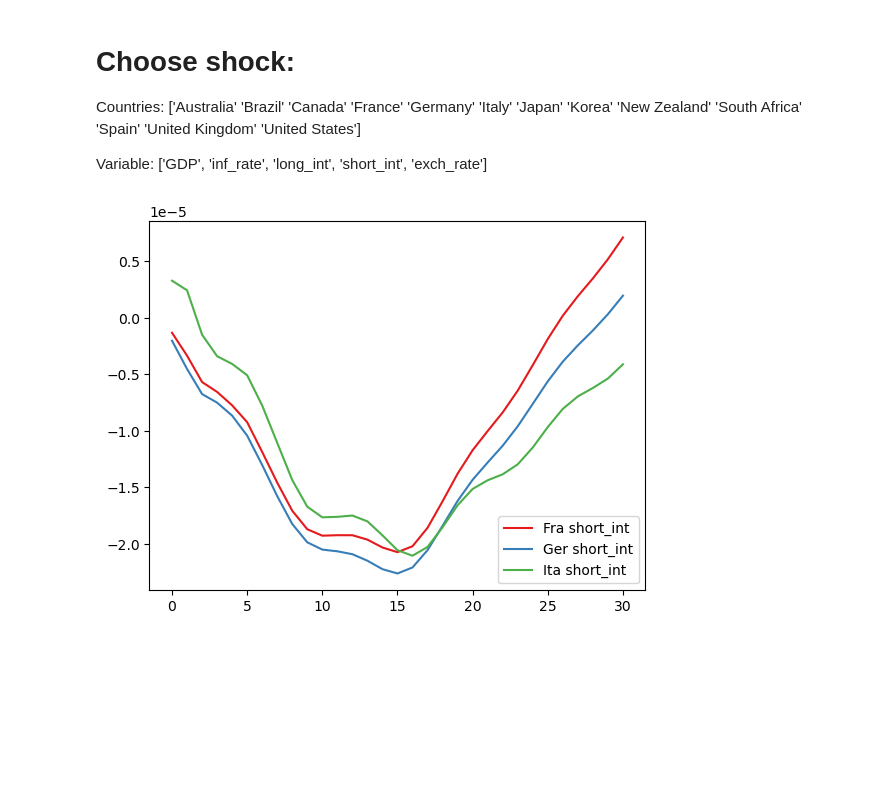
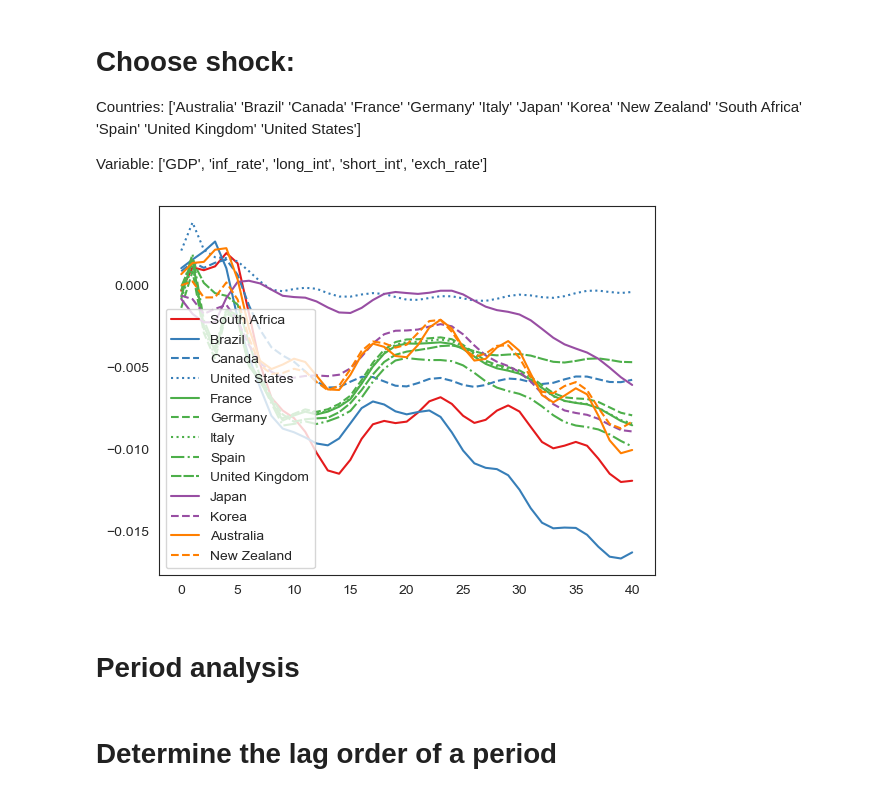
Before and after one commit to JochemvdBosch/GVAR_modeling, a Jupyter notebook: GVAR_code.ipynb, the cells around one changed output. Drawn from its saved outputs; the diff is of its cells as text; code cells hidden in the pictures; blank space fills up the shorter version.

```diff
--- a/GVAR_code.ipynb
+++ b/GVAR_code.ipynb
@@ -533,11 +527,19 @@ def create_G_j(j):
             lambda_i = df_estimates[country].loc[:,selected_cols]
             A_i = np.hstack((np.eye(k_i),-lambda_i))
         else:
-            selected_cols = [col for col in df_estimates[country].columns if col.endswith("x_it_L"+str(j))]
-            phi_i = df_estimates[country].loc[:,selected_cols]
 
-            selected_cols = [col for col in df_estimates[country].columns if col.endswith("x_star_L"+str(j))]
-            lambda_i = df_estimates[country].loc[:,selected_cols]
+            if (lag_x_it < j):
+                print(j)
+                phi_i = np.zeros((k_i,k_i))
+            else:
+                selected_cols = [col for col in df_estimates[country].columns if col.endswith("x_it_L"+str(j))]
+                phi_i = df_estimates[country].loc[:,selected_cols]
+
+            if (lag_x_star < j):
+                lambda_i = np.zeros((k_i,k_star))
+            else:
+                selected_cols = [col for col in df_estimates[country].columns if col.endswith("x_star_L"+str(j))]
+                lambda_i = df_estimates[country].loc[:,selected_cols]
 
             A_i = np.hstack((phi_i,lambda_i))
 
@@ -619,6 +621,6 @@ def calculate_R_h(h, memo={}):
     elif h == 0:
         memo[h] = np.eye(k)
     else:
-        memo[h] = sum([create_F_l(l) @ calculate_R_h(h-l) for l in range(1,max_lag+1)])
+        memo[h] = sum([F_l_dict[l] @ calculate_R_h(h-l) for l in range(1,max_lag+1)])
 
     return memo[h]
@@ -659,17 +668,20 @@ Countries: ['Australia' 'Brazil' 'Canada' 'France' 'Germany' 'Italy' 'Japan' 'Ko
  'New Zealand' 'South Africa' 'Spain' 'United Kingdom' 'United States']
 
 Variable: ['GDP', 'inf_rate', 'long_int', 'short_int', 'exch_rate']
-# %%
-# Define the country and variable of the shock
-country_shock = "New Zealand"
-variable_shock = 'GDP'
-
-# Define the countries and variables that should be in the IRF
-country_choice = np.array(["France","Germany","Italy"])
-variable_choice = np.array(["short_int"])
-
-# Define the length of h
-max_h = 30
-perform_GIRF(max_h,country_shock,variable_shock,country_choice,variable_choice)
-# %% [output]
-[figure, removed]
+# %%
+# Define the country and variable of the shock
+country_shock = "United States"
+variable_shock = 'GDP'
+
+# Define the countries and variables that should be in the IRF
+new_country_list = np.array(['South Africa','Brazil','Canada','United States','France','Germany','Italy','Spain','United Kingdom','Japan','Korea','Australia','New Zealand'])
+country_choice = new_country_list
+variable_choice = np.array(["short_int"])
+
+# Define the length of h
+max_h = 40
+perform_GIRF(max_h,country_shock,variable_shock,country_choice,variable_choice)
+# %% [output]
+[figure, added]
+# %% [markdown]
+# Period analysis
@@ -675,0 +696,2 @@ perform_GIRF(max_h,country_shock,variable_shock,country_choice,variable_choice)
+# %% [markdown]
+# Determine the lag order of a period
```
Also changed, not shown: parts of 37 cells of this notebook.
